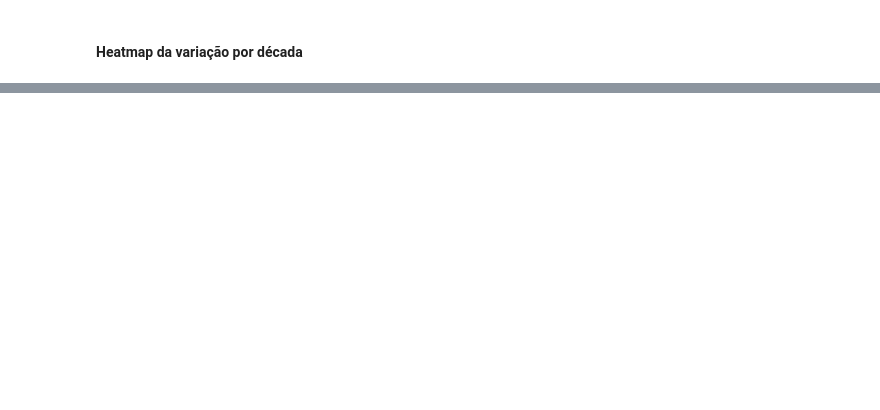
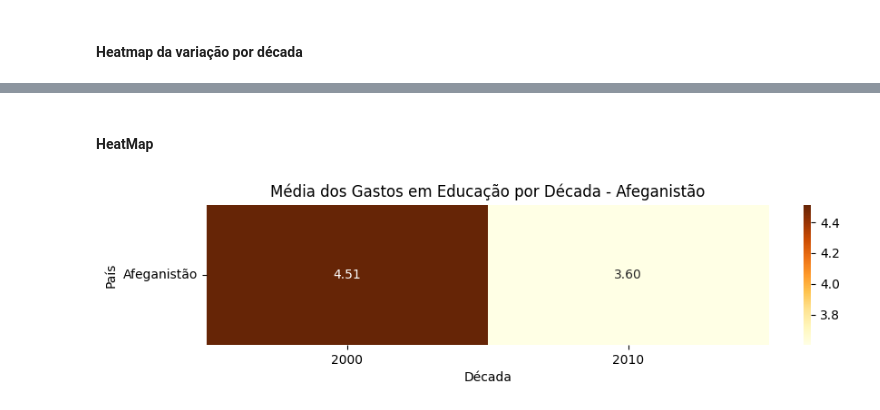
Before and after one commit to Gsimarelli/AV3, a Jupyter notebook: av3.ipynb, the cells around one changed output, grey strips where cells are left out. Saved outputs shown, nothing was run; the diff lists cells and outputs as text; code cells hidden in the pictures; blank space fills up the shorter version.

```diff
--- a/av3.ipynb
+++ b/av3.ipynb
@@ -232,0 +312,18 @@ plt.show()
+# %% [markdown]
+#### HeatMap
+# %%
+df_afg["Década"] = (df_afg["Ano"] // 10) * 10
+media_decada = df_afg.groupby("Década")["Valor"].mean().reset_index()
+media_decada["País"] = "Afeganistão"
+
+# Pivotar para heatmap
+heatmap_df = media_decada.pivot(index="País", columns="Década", values="Valor")
+
+plt.figure(figsize=(10, 2))
+sns.heatmap(heatmap_df, cmap="YlOrBr", annot=True, fmt=".2f")
+plt.title("Média dos Gastos em Educação por Década - Afeganistão")
+plt.xlabel("Década")
+plt.yticks(rotation=0)
+plt.show()
+# %% [output]
+[figure, added]
```
Also changed, not shown: parts of 18 cells of this notebook.
